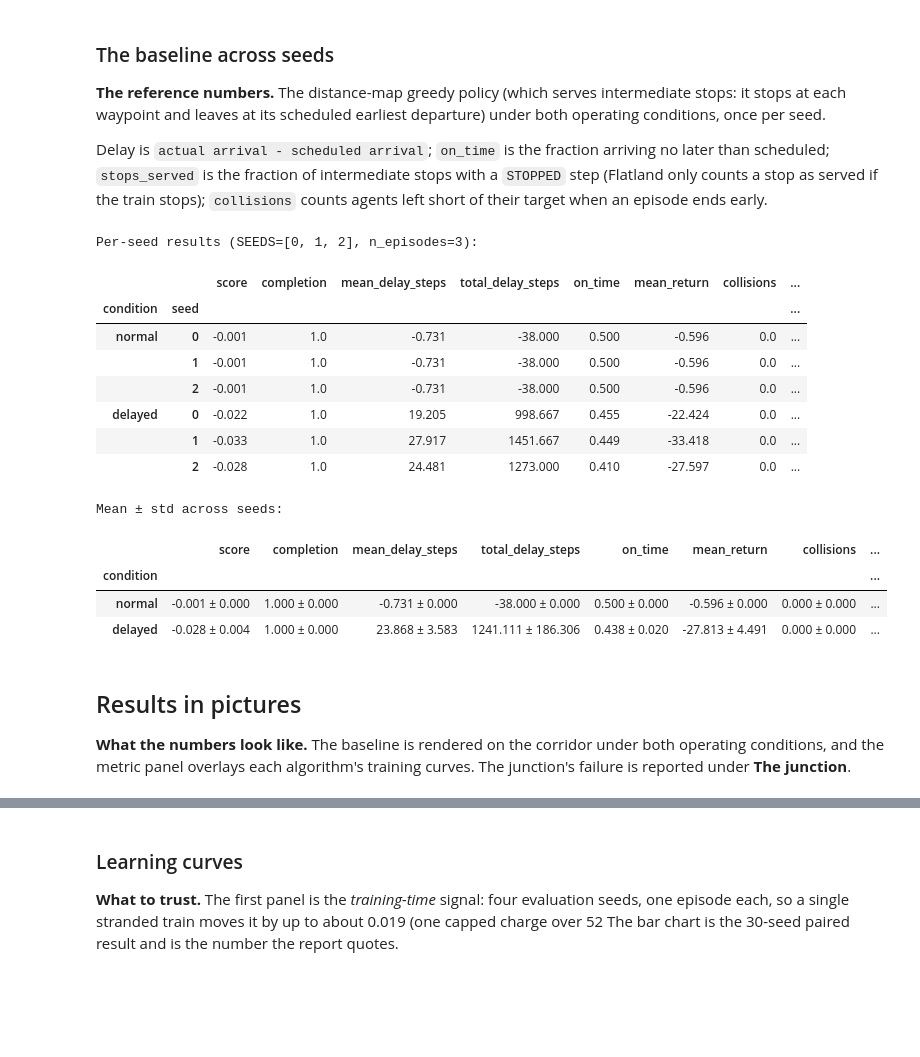
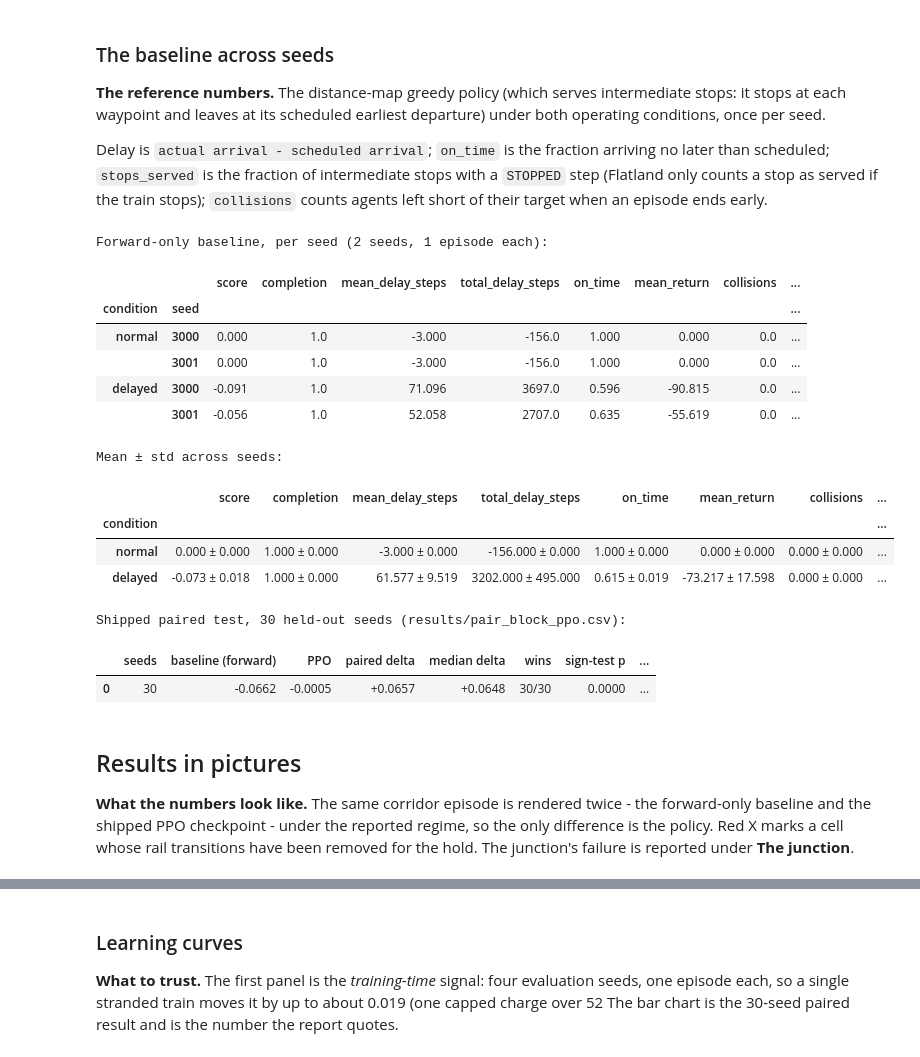
Before and after one commit to MathgeniusTB2/RL-Assessment-3, a Jupyter notebook: notebooks/train_schedule_optimisation.ipynb, the cells around one changed output, grey strips where cells are left out. Saved outputs shown, nothing was run; the diff lists cells and outputs as text; code cells hidden in the pictures; blank space fills up the shorter version.

```diff
--- a/notebooks/train_schedule_optimisation.ipynb
+++ b/notebooks/train_schedule_optimisation.ipynb
@@ -1334,7 +1429,8 @@ collision/deadlock proxy.
 the per-seed rows plus a mean/std summary.
 # %%
 def evaluate(policy_fn=None, scenario=SCENARIO, condition=CONDITION,
-             n_episodes=5, seed=SEED + 2000, regime=False, incidents=3,
+             n_episodes=5, seed=SEED + 2000, regime=False,
+             incidents=REGIME_INCIDENTS, variant=REGIME_VARIANT,
              max_depth=MAX_DEPTH, predictor_depth=PREDICTOR_DEPTH,
              observation_radius=50,
              force_stop=FORCE_STOP, dwell_extra=0):
@@ -1357,7 +1453,7 @@ def evaluate(policy_fn=None, scenario=SCENARIO, condition=CONDITION,
         # the environment is otherwise quiet, the failures come from regimes.py
         import regimes as _regimes
 
-        _regimes.install(raw, scenario, incidents)
+        _regimes.install(raw, scenario, incidents, variant=variant)
     handles = list(env.possible_agents)
     max_steps = raw._max_episode_steps
 
@@ -1439,7 +1535,8 @@ def evaluate(policy_fn=None, scenario=SCENARIO, condition=CONDITION,
 
 
 def evaluate_seeds(policy_fn=None, scenario=SCENARIO, condition=CONDITION,
-                   seeds=SEEDS, n_episodes=5, regime=False, incidents=3,
+                   seeds=SEEDS, n_episodes=5, regime=False,
+                   incidents=REGIME_INCIDENTS, variant=REGIME_VARIANT,
                    max_depth=MAX_DEPTH, predictor_depth=PREDICTOR_DEPTH,
                    observation_radius=2,
                    force_stop=FORCE_STOP, dwell_extra=0):
@@ -1448,7 +1545,7 @@ def evaluate_seeds(policy_fn=None, scenario=SCENARIO, condition=CONDITION,
     for seed in seeds:
         result = evaluate(policy_fn, scenario=scenario, condition=condition,
                           n_episodes=n_episodes, seed=seed,
-                          regime=regime, incidents=incidents,
+                          regime=regime, incidents=incidents, variant=variant,
                           max_depth=max_depth, predictor_depth=predictor_depth,
                           observation_radius=observation_radius,
                           force_stop=force_stop, dwell_extra=dwell_extra)
@@ -1471,53 +1568,90 @@ no later than scheduled; `stops_served` is the fraction of intermediate stops wi
 a `STOPPED` step (Flatland only counts a stop as served if the train stops);
 `collisions` counts agents left short of their target when an episode ends early.
 # %%
+# "delayed" is the designed regime (scripts/regimes.py, variant="block"): a quiet
+# environment plus two exogenous track blockages. There is no second definition
+# of delayed anywhere in this notebook.
+forward_fn = lambda obs: MOVE_FORWARD
+
 per_seed_frames, summary_rows = [], []
-# "delayed" is the designed regime (regimes.py): quiet environment, band-placed
-# failures. There is no second definition of delayed anywhere in this notebook.
 for condition in ["normal", "delayed"]:
     per_seed, summary = evaluate_seeds(
-        None, condition="normal", regime=(condition == "delayed"), n_episodes=3
+        forward_fn, condition="normal", regime=(condition == "delayed"),
+        seeds=[3000, 3001], n_episodes=1,
     )
     per_seed_frames.append(
         per_seed.assign(condition=condition).reset_index().set_index(["condition", "seed"])
     )
     summary_rows.append({
         "condition": condition,
         **{metric: f"{summary.loc[metric, 'mean']:.3f} ± {summary.loc[metric, 'std']:.3f}"
            for metric in summary.index},
     })
 
 per_seed_all = pd.concat(per_seed_frames)
 summary_all = pd.DataFrame(summary_rows).set_index("condition")
 
 try:
     from IPython.display import display
 except Exception:
     display = print
 
-print(f"Per-seed results (SEEDS={SEEDS}, n_episodes=3):")
+print("Forward-only baseline, per seed (2 seeds, 1 episode each):")
 display(per_seed_all.round(3))
 print("Mean ± std across seeds:")
 display(summary_all)
+
+# The number the report quotes: 30 held-out seeds, paired within seed. Read from
+# the shipped evidence file rather than re-running 30 x 2 episodes here.
+print("\nShipped paired test, 30 held-out seeds (results/pair_block_ppo.csv):")
+_pairs = pd.read_csv(ROOT / "results" / "pair_block_ppo.csv")
+_g = _pairs[_pairs.policy == "greedy"].set_index("seed")
+_p = _pairs[_pairs.policy == "ppo"].set_index("seed")
+_delta = (_p.score - _g.score).dropna()
+_wins = int((_delta > 0).sum())
+_losses = int((_delta < 0).sum())
+
+
+def _sign_test(wins, losses):
+    n = wins + losses
+    if n == 0:
+        return 1.0
+    k = max(wins, losses)
+    tail = sum(math.comb(n, i) for i in range(k, n + 1)) / 2 ** n
+    return min(1.0, 2 * tail)
+
+
+display(pd.DataFrame([{
+    "seeds": len(_delta),
+    "baseline (forward)": f"{_g.score.mean():+.4f}",
+    "PPO": f"{_p.score.mean():+.4f}",
+    "paired delta": f"{_delta.mean():+.4f}",
+    "median delta": f"{_delta.median():+.4f}",
+    "wins": f"{_wins}/{len(_delta)}",
+    "sign-test p": f"{_sign_test(_wins, _losses):.4f}",
+    "completion (base -> arm)": f"{_g.completion.mean():.3f} -> {_p.completion.mean():.3f}",
+}]))
 # %% [output]
-Per-seed results (SEEDS=[0, 1, 2], n_episodes=3):
+Forward-only baseline, per seed (2 seeds, 1 episode each):
 |  |  | score | completion | mean_delay_steps | total_delay_steps | on_time | mean_return | collisions | ... |
 | condition | seed |  |  |  |  |  |  |  | ... |
-| normal | 0 | -0.001 | 1.0 | -0.731 | -38.000 | 0.500 | -0.596 | 0.0 | ... |
-|  | 1 | -0.001 | 1.0 | -0.731 | -38.000 | 0.500 | -0.596 | 0.0 | ... |
-|  | 2 | -0.001 | 1.0 | -0.731 | -38.000 | 0.500 | -0.596 | 0.0 | ... |
-| delayed | 0 | -0.022 | 1.0 | 19.205 | 998.667 | 0.455 | -22.424 | 0.0 | ... |
-|  | 1 | -0.033 | 1.0 | 27.917 | 1451.667 | 0.449 | -33.418 | 0.0 | ... |
-|  | 2 | -0.028 | 1.0 | 24.481 | 1273.000 | 0.410 | -27.597 | 0.0 | ... |
+| normal | 3000 | 0.000 | 1.0 | -3.000 | -156.0 | 1.000 | 0.000 | 0.0 | ... |
+|  | 3001 | 0.000 | 1.0 | -3.000 | -156.0 | 1.000 | 0.000 | 0.0 | ... |
+| delayed | 3000 | -0.091 | 1.0 | 71.096 | 3697.0 | 0.596 | -90.815 | 0.0 | ... |
+|  | 3001 | -0.056 | 1.0 | 52.058 | 2707.0 | 0.635 | -55.619 | 0.0 | ... |
 Mean ± std across seeds:
 |  | score | completion | mean_delay_steps | total_delay_steps | on_time | mean_return | collisions | ... |
 | condition |  |  |  |  |  |  |  | ... |
-| normal | -0.001 ± 0.000 | 1.000 ± 0.000 | -0.731 ± 0.000 | -38.000 ± 0.000 | 0.500 ± 0.000 | -0.596 ± 0.000 | 0.000 ± 0.000 | ... |
-| delayed | -0.028 ± 0.004 | 1.000 ± 0.000 | 23.868 ± 3.583 | 1241.111 ± 186.306 | 0.438 ± 0.020 | -27.813 ± 4.491 | 0.000 ± 0.000 | ... |
+| normal | 0.000 ± 0.000 | 1.000 ± 0.000 | -3.000 ± 0.000 | -156.000 ± 0.000 | 1.000 ± 0.000 | 0.000 ± 0.000 | 0.000 ± 0.000 | ... |
+| delayed | -0.073 ± 0.018 | 1.000 ± 0.000 | 61.577 ± 9.519 | 3202.000 ± 495.000 | 0.615 ± 0.019 | -73.217 ± 17.598 | 0.000 ± 0.000 | ... |
+Shipped paired test, 30 held-out seeds (results/pair_block_ppo.csv):
+|  | seeds | baseline (forward) | PPO | paired delta | median delta | wins | sign-test p | ... |
+| 0 | 30 | -0.0662 | -0.0005 | +0.0657 | +0.0648 | 30/30 | 0.0000 | ... |
 # %% [markdown]
 ## Results in pictures
 
-**What the numbers look like.** The baseline is rendered on the corridor under both
-operating conditions, and the metric panel overlays each algorithm's training
-curves. The junction's failure is reported under **The junction**.
+**What the numbers look like.** The same corridor episode is rendered twice - the
+forward-only baseline and the shipped PPO checkpoint - under the reported regime, so
+the only difference is the policy. Red X marks a cell whose rail transitions have
+been removed for the hold. The junction's failure is reported under **The junction**.
 # %% [markdown]
```
Also changed, not shown: parts of 22 cells of this notebook, 47 other files.
